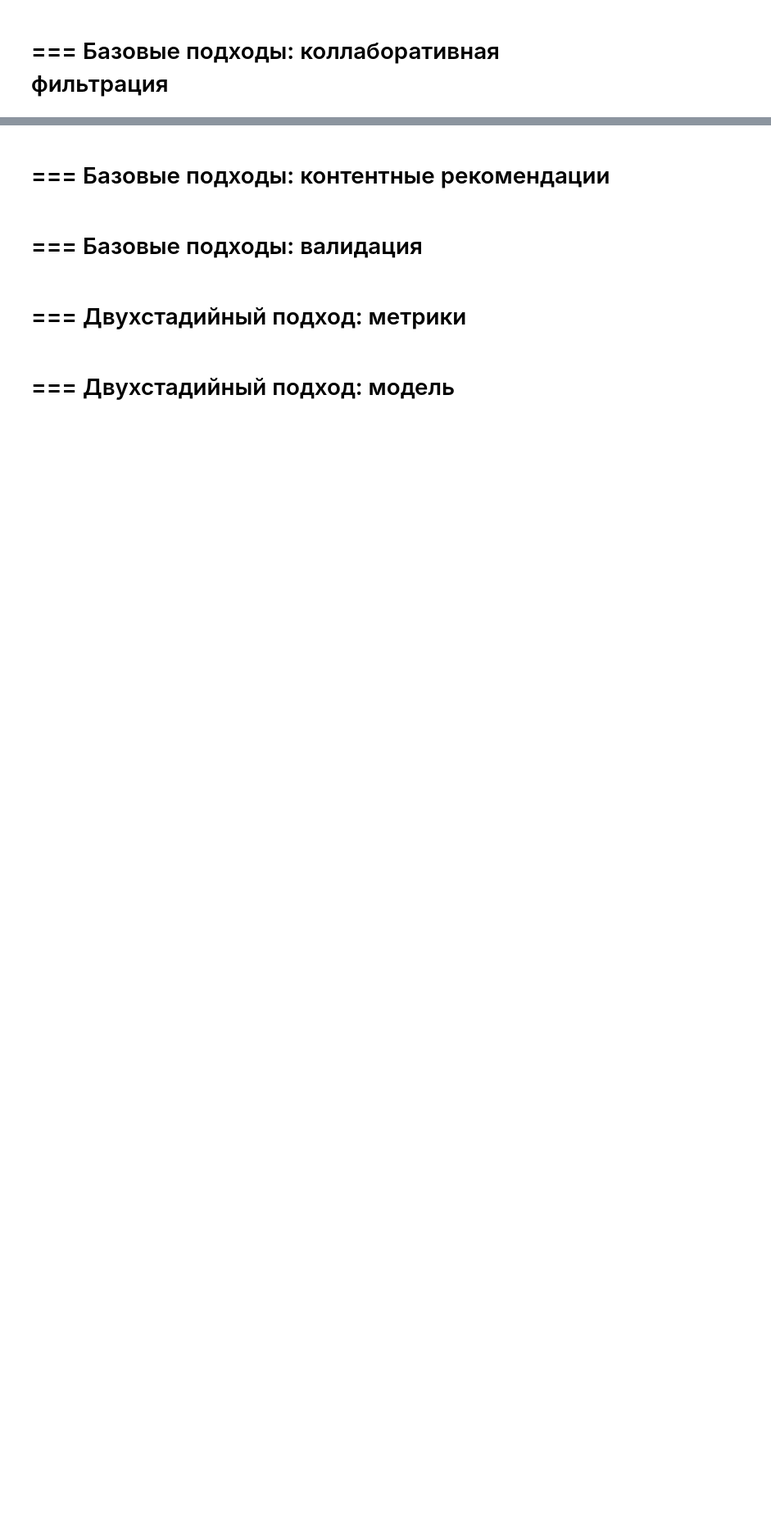
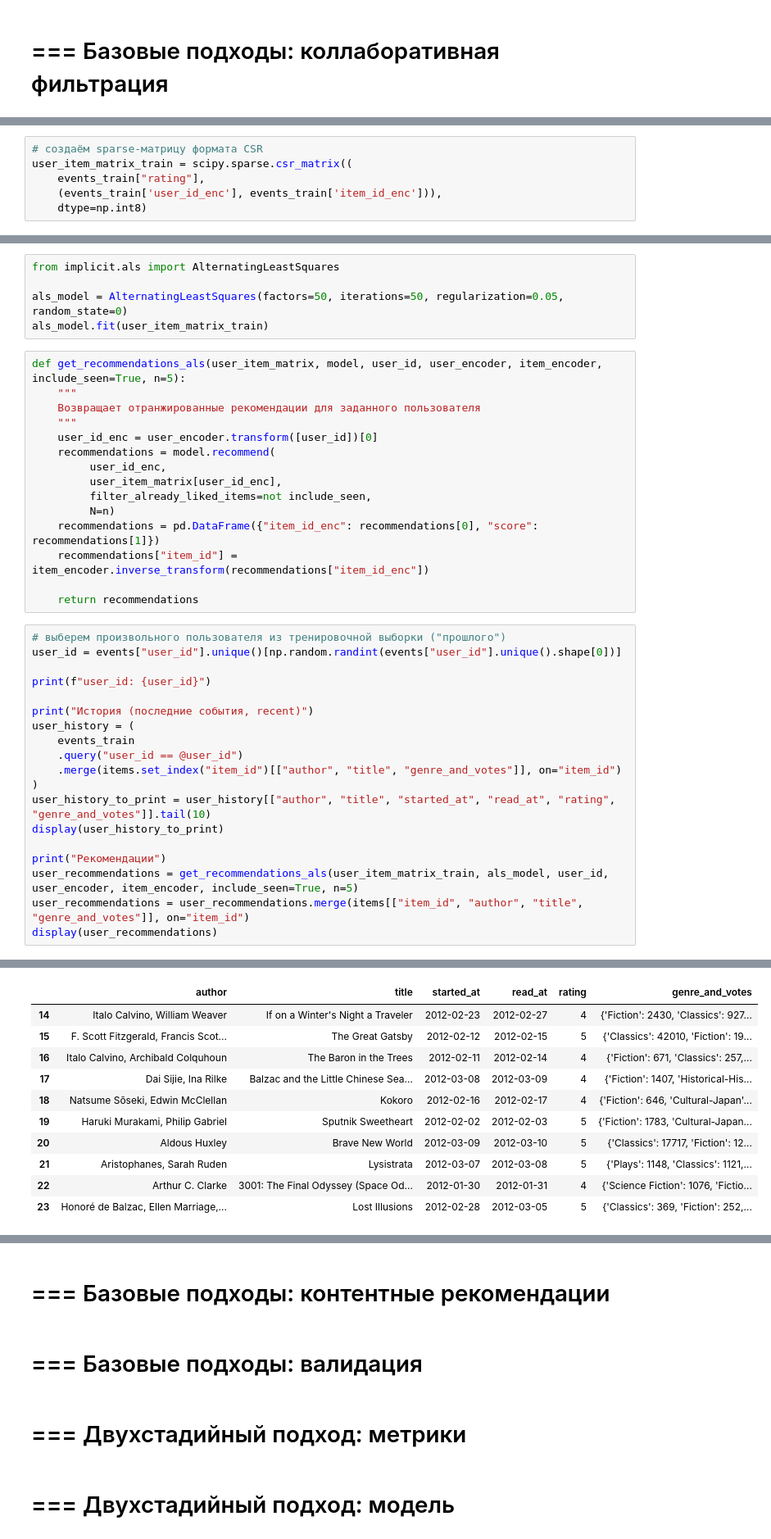
Before and after one commit to Yaroslav-Kn/mle-recsys-start, a Jupyter notebook: main_offline.ipynb, the cells around one changed output, grey strips where cells are left out. Shown: that part at 82% size. Cells and saved outputs as stored; diff of their text form; blank space fills up the shorter version.

```diff
--- a/main_offline.ipynb
+++ b/main_offline.ipynb
@@ -163,0 +435,6 @@ MAE:  0.6474
+# %%
+# создаём sparse-матрицу формата CSR
+user_item_matrix_train = scipy.sparse.csr_matrix((
+    events_train["rating"],
+    (events_train['user_id_enc'], events_train['item_id_enc'])),
+    dtype=np.int8)
@@ -163,0 +447,40 @@ MAE:  0.6474
+# %%
+from implicit.als import AlternatingLeastSquares
+
+als_model = AlternatingLeastSquares(factors=50, iterations=50, regularization=0.05, random_state=0)
+als_model.fit(user_item_matrix_train)
+# %%
+def get_recommendations_als(user_item_matrix, model, user_id, user_encoder, item_encoder, include_seen=True, n=5):
+    """
+    Возвращает отранжированные рекомендации для заданного пользователя
+    """
+    user_id_enc = user_encoder.transform([user_id])[0]
+    recommendations = model.recommend(
+         user_id_enc,
+         user_item_matrix[user_id_enc],
+         filter_already_liked_items=not include_seen,
+         N=n)
+    recommendations = pd.DataFrame({"item_id_enc": recommendations[0], "score": recommendations[1]})
+    recommendations["item_id"] = item_encoder.inverse_transform(recommendations["item_id_enc"])
+
+    return recommendations
+# %%
+# выберем произвольного пользователя из тренировочной выборки ("прошлого")
+user_id = events["user_id"].unique()[np.random.randint(events["user_id"].unique().shape[0])]
+
+print(f"user_id: {user_id}")
+
+print("История (последние события, recent)")
+user_history = (
+    events_train
+    .query("user_id == @user_id")
+    .merge(items.set_index("item_id")[["author", "title", "genre_and_votes"]], on="item_id")
+)
+user_history_to_print = user_history[["author", "title", "started_at", "read_at", "rating", "genre_and_votes"]].tail(10)
+display(user_history_to_print)
+
+print("Рекомендации")
+user_recommendations = get_recommendations_als(user_item_matrix_train, als_model, user_id, user_encoder, item_encoder, include_seen=True, n=5)
+user_recommendations = user_recommendations.merge(items[["item_id", "author", "title", "genre_and_votes"]], on="item_id")
+display(user_recommendations)
+# %% [output]
@@ -163,0 +489,11 @@ MAE:  0.6474
+|  | author | title | started_at | read_at | rating | genre_and_votes |
+| 14 | Italo Calvino, William Weaver | If on a Winter's Night a Traveler | 2012-02-23 | 2012-02-27 | 4 | {'Fiction': 2430, 'Classics': 927... |
+| 15 | F. Scott Fitzgerald, Francis Scot... | The Great Gatsby | 2012-02-12 | 2012-02-15 | 5 | {'Classics': 42010, 'Fiction': 19... |
+| 16 | Italo Calvino, Archibald Colquhoun | The Baron in the Trees | 2012-02-11 | 2012-02-14 | 4 | {'Fiction': 671, 'Classics': 257,... |
+| 17 | Dai Sijie, Ina Rilke | Balzac and the Little Chinese Sea... | 2012-03-08 | 2012-03-09 | 4 | {'Fiction': 1407, 'Historical-His... |
+| 18 | Natsume Sōseki, Edwin McClellan | Kokoro | 2012-02-16 | 2012-02-17 | 4 | {'Fiction': 646, 'Cultural-Japan'... |
+| 19 | Haruki Murakami, Philip Gabriel | Sputnik Sweetheart | 2012-02-02 | 2012-02-03 | 5 | {'Fiction': 1783, 'Cultural-Japan... |
+| 20 | Aldous Huxley | Brave New World | 2012-03-09 | 2012-03-10 | 5 | {'Classics': 17717, 'Fiction': 12... |
+| 21 | Aristophanes, Sarah Ruden | Lysistrata | 2012-03-07 | 2012-03-08 | 5 | {'Plays': 1148, 'Classics': 1121,... |
+| 22 | Arthur C. Clarke | 3001: The Final Odyssey (Space Od... | 2012-01-30 | 2012-01-31 | 4 | {'Science Fiction': 1076, 'Fictio... |
+| 23 | Honoré de Balzac, Ellen Marriage,... | Lost Illusions | 2012-02-28 | 2012-03-05 | 5 | {'Classics': 369, 'Fiction': 252,... |
```
Also changed, not shown: parts of 30 cells of this notebook.
